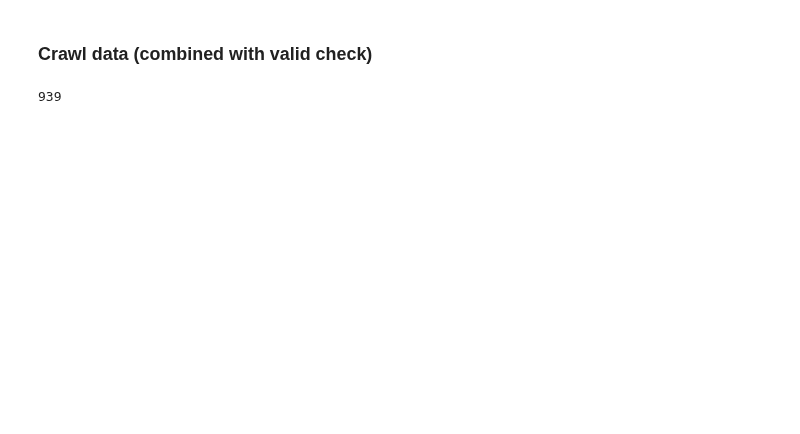
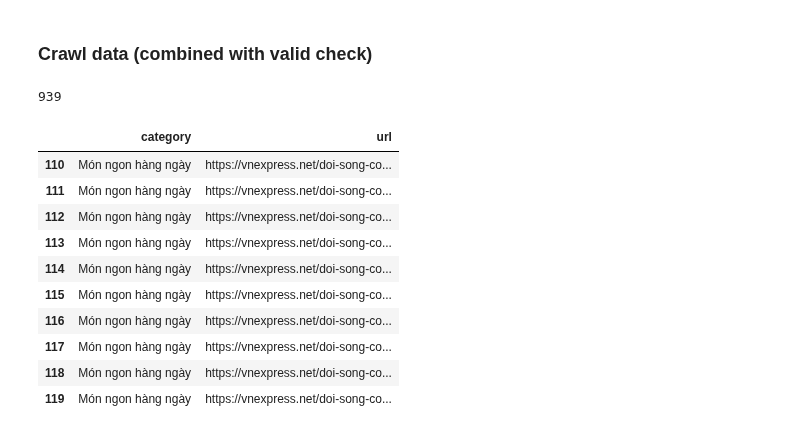
Before and after one commit to TMTien31/DS300-UIT-RecommenderSystem, a Jupyter notebook: Finalproject/data/0_Crawl_raw_data.ipynb, the cells around one changed output. Drawn from its saved outputs; the diff is of its cells as text; code cells hidden in the pictures; blank space fills up the shorter version.

```diff
--- a/Finalproject/data/crawl_data.ipynb
+++ b/Finalproject/data/0_Crawl_raw_data.ipynb
@@ -443,7 +456,22 @@ FALSE
 # %% [markdown]
 ### Crawl data (combined with valid check)
 # %%
-all_foods_df = pd.read_csv('vnexpress_foods_urls.csv')
-len(all_foods_df)
+all_foods_urls_df = pd.read_csv('vnexpress_foods_urls.csv')
+len(all_foods_urls_df)
 # %% [output]
 939
+# %%
+test_all_foods_urls_df = all_foods_urls_df[110:120]
+test_all_foods_urls_df
+# %% [output]
+|  | category | url |
+| 110 | Món ngon hàng ngày | https://vnexpress.net/doi-song-co... |
+| 111 | Món ngon hàng ngày | https://vnexpress.net/doi-song-co... |
+| 112 | Món ngon hàng ngày | https://vnexpress.net/doi-song-co... |
+| 113 | Món ngon hàng ngày | https://vnexpress.net/doi-song-co... |
+| 114 | Món ngon hàng ngày | https://vnexpress.net/doi-song-co... |
+| 115 | Món ngon hàng ngày | https://vnexpress.net/doi-song-co... |
+| 116 | Món ngon hàng ngày | https://vnexpress.net/doi-song-co... |
+| 117 | Món ngon hàng ngày | https://vnexpress.net/doi-song-co... |
+| 118 | Món ngon hàng ngày | https://vnexpress.net/doi-song-co... |
+| 119 | Món ngon hàng ngày | https://vnexpress.net/doi-song-co... |
```
Also changed, not shown: parts of 17 cells of this notebook, 3 other files.
